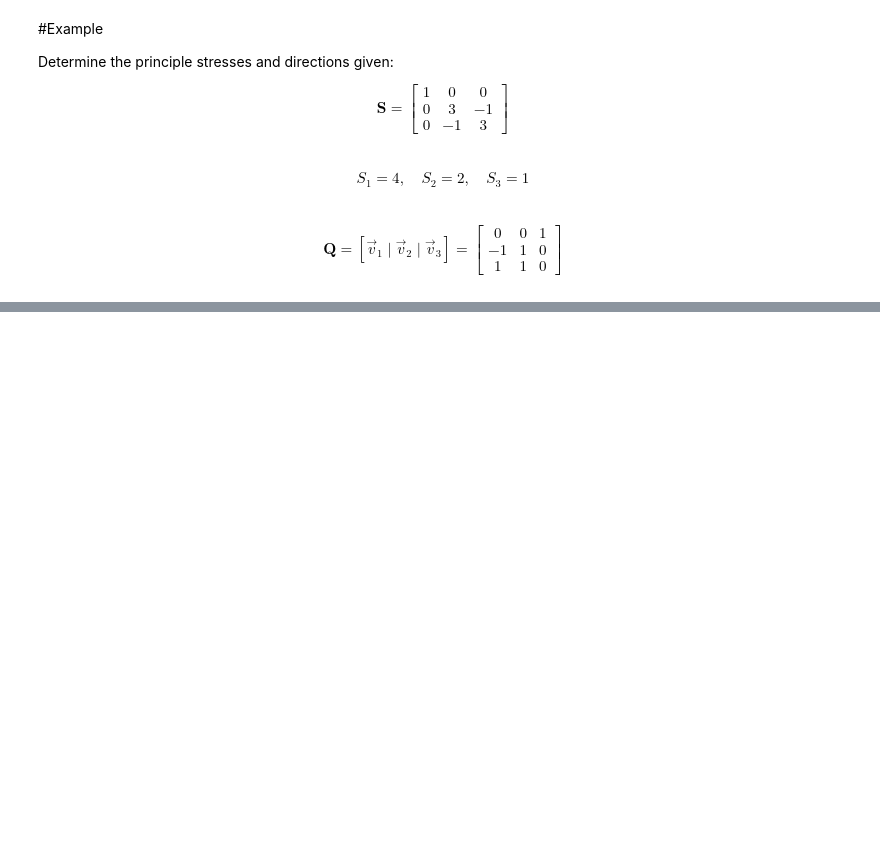
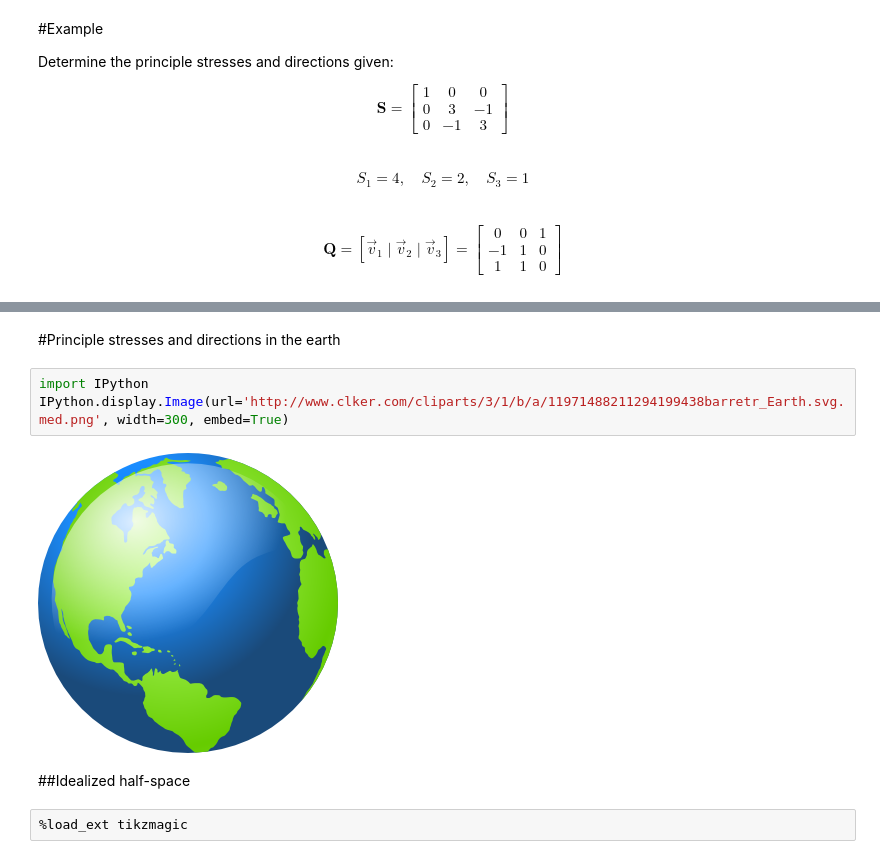
Before and after one commit to johnfoster-pge-utexas/PGE334-ResGeomechanics, a Jupyter notebook: lectures/Lecture3.ipynb, the cells around one changed output, grey strips where cells are left out. Drawn from its saved outputs; the diff is of its cells as text; blank space fills up the shorter version.

```diff
--- a/lectures/Lecture3.ipynb
+++ b/lectures/Lecture3.ipynb
@@ -48,0 +82,11 @@ $$
+# %% [markdown]
+#Principle stresses and directions in the earth
+# %%
+import IPython
+IPython.display.Image(url='http://www.clker.com/cliparts/3/1/b/a/11971488211294199438barretr_Earth.svg.med.png', width=300, embed=True)
+# %% [output]
+[figure, added]
+# %% [markdown]
+##Idealized half-space
+# %%
+%load_ext tikzmagic
```
Also changed, not shown: parts of 13 cells of this notebook, 8 other files.
